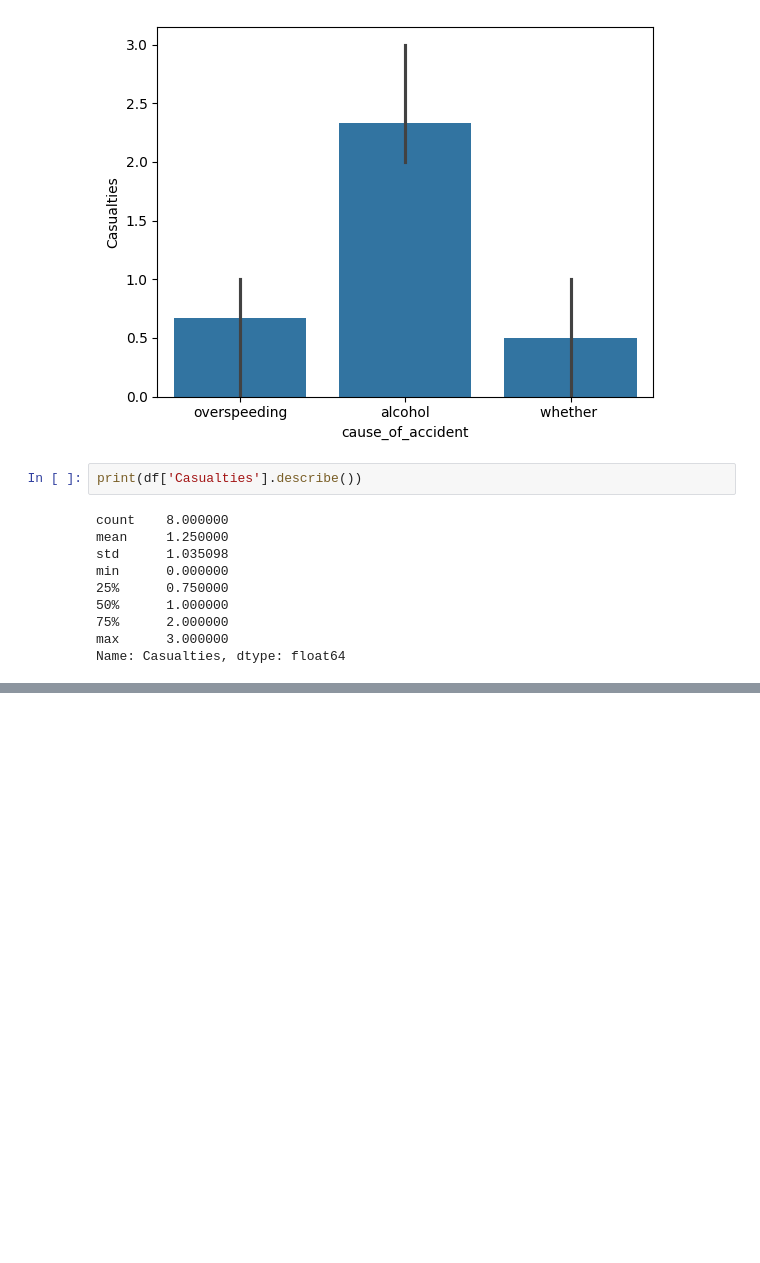
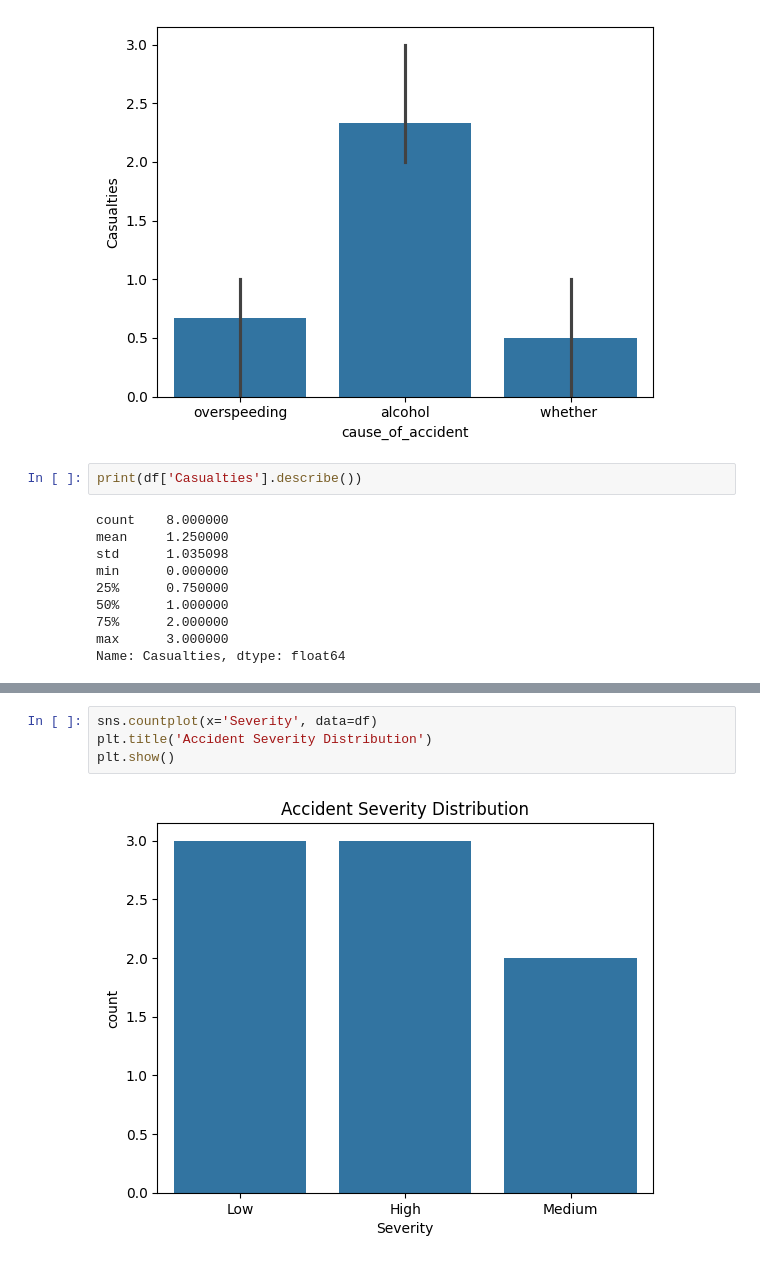
Before and after one commit to nagarneha/traffic_accident-_analysis, a Jupyter notebook: traffic_analysis.ipynb, the cells around one changed output, grey strips where cells are left out. Saved outputs shown, nothing was run; the diff lists cells and outputs as text; blank space fills up the shorter version.

Commit message:
modified traffic_accident.ipynb file

```diff
--- a/traffic_analysis.ipynb
+++ b/traffic_analysis.ipynb
@@ -353,0 +347,6 @@ Name: Casualties, dtype: float64
+# %%
+sns.countplot(x='Severity', data=df)
+plt.title('Accident Severity Distribution')
+plt.show()
+# %% [output]
+[figure, added]
```
Also changed, not shown: parts of 1 cell of this notebook.
